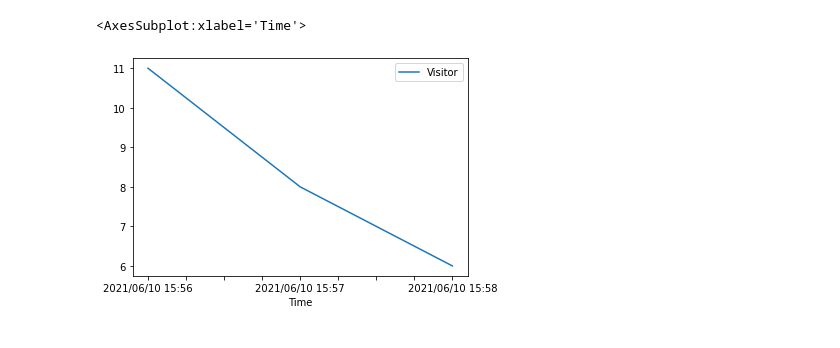
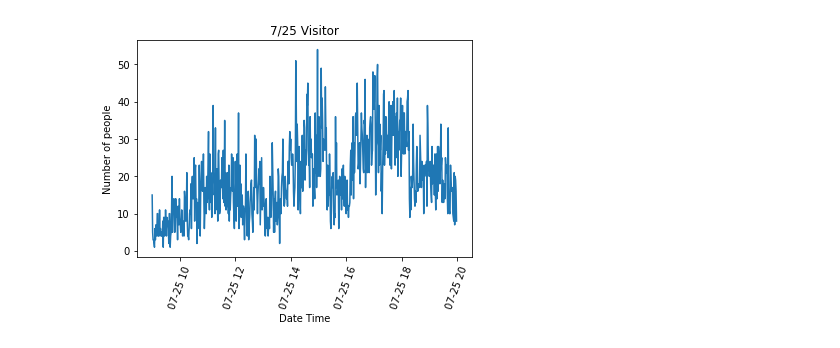
Before and after one commit to daiki-may/marunasu.analysis, a Jupyter notebook: marunasu.ipynb, the cells around one changed output. Cells and saved outputs as stored; diff of their text form; code cells hidden in the pictures.

```diff
--- a/marunasu.ipynb
+++ b/marunasu.ipynb
@@ -96,0 +63,7 @@ print(df_timeid)
+# %%
+df_timeid = pd.DataFrame()
+df_timeid = df.iloc[:, [0,1]]
+df_timeid.columns = ['Time', 'Id']
+df_timeid["Time"] = pd.to_datetime(df_timeid["Time"],format='%Y-%m-%d %H:%M:%S')
+df_timeid=df_timeid.query("Time >= '2021-07-25 09:00:00' and Time <='2021-07-25 20:00:00'")
+df_timeid
@@ -116,14 +121,0 @@ print(start,end,(end-start).seconds)
-# %%
-#list_time内に滞在時間を格納(3秒以下は削除)
-time_dict={}
-time_dictx={}
-for id in all_dict:
-        start = datetime.datetime.strptime(all_dict[id]["Time"].iloc[0].split(".")[0], "%Y-%m-%d %H:%M:%S")
-        end = datetime.datetime.strptime(all_dict[id]["Time"].iloc[-1].split(".")[0], "%Y-%m-%d %H:%M:%S")
-        #print(start,end,(end-start).seconds)
-        T = (end - start).seconds
-        if T < 3:
-            id = 0
-        else:
-            time_dict[id] = T
-print(time_dict)
@@ -134,10 +124,11 @@ print(time_dict)
 start_list = []
 start_taime = []
 for id in time_dict:
-        start = datetime.datetime.strptime(all_dict[id]["Time"].iloc[0].split(".")[0], "%Y-%m-%d %H:%M:%S")
+        start = all_dict[id]["Time"].iloc[0].replace(microsecond = 0)
+        #start = datetime.datetime.strptime(all_dict[id]["Time"].iloc[0].split(".")[0], "%Y-%m-%d %H:%M:%S")
         start_list.append(start.strftime("%Y/%m/%d %H:%M"))
 c = collections.Counter(start_list)
-print(c)
+#print(c)
 df_visitor = pd.DataFrame.from_dict(c, orient='index').reset_index()
 df_visitor.columns = ['Time', 'Visitor']
 df_visitor
@@ -150,5 +149,14 @@ Counter({'2021/06/10 15:56': 11, '2021/06/10 15:57': 8, '2021/06/10 15:58': 6})
-# %%
-df_visitor.plot(x='Time', y='Visitor')
-# %% [output]
-<AxesSubplot:xlabel='Time'>
-[figure, removed]
+# %%
+import matplotlib.dates as mdates
+df_visitor['Time'] = pd.to_datetime(df_visitor['Time'])
+
+df = df_visitor.set_index('Time')
+plt.plot(df.index, df_visitor['Visitor'])
+plt.title('7/25 Visitor')
+plt.xlabel('Date Time')
+plt.ylabel('Number of people')
+plt.xticks(rotation=70)
+
+plt.show()
+# %% [output]
+[figure, added]
```
Also changed, not shown: parts of 11 cells of this notebook.
